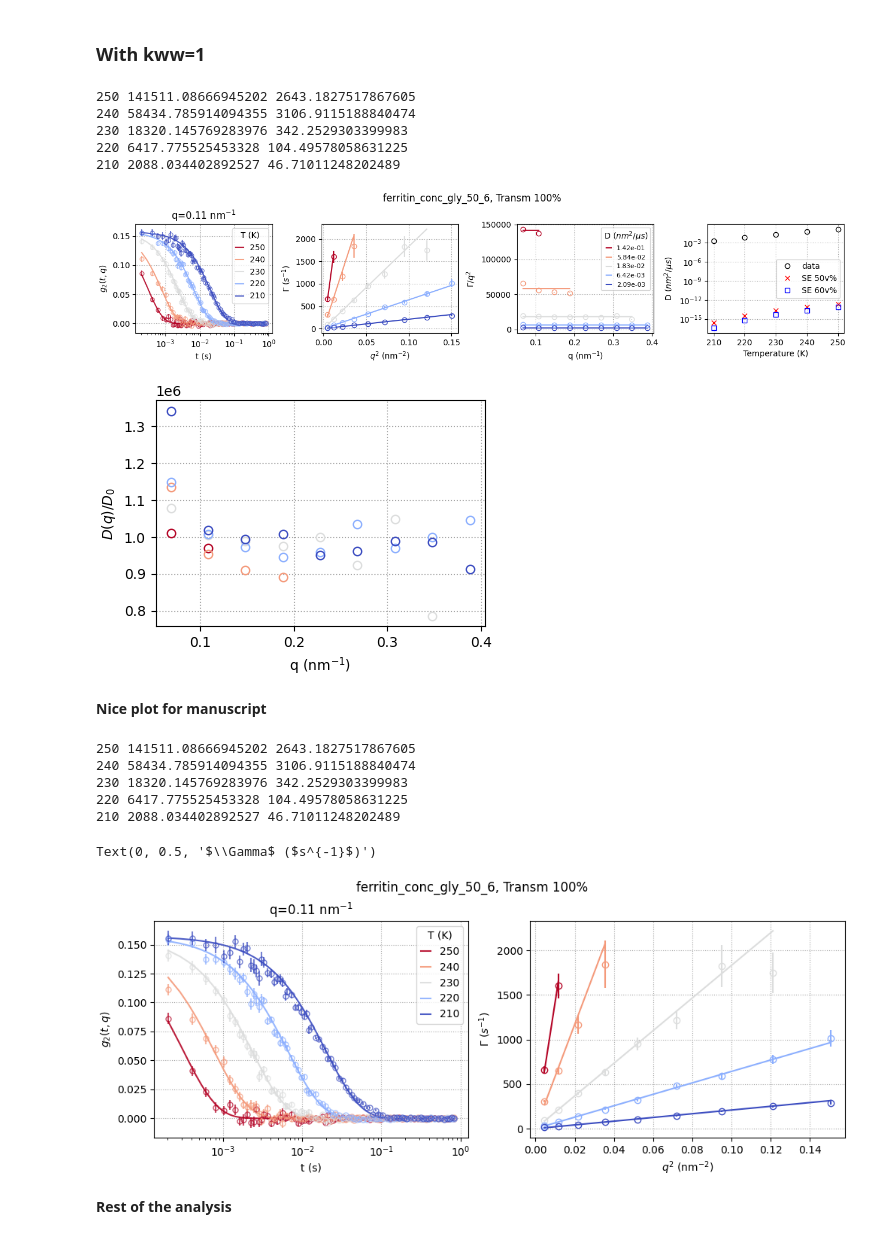
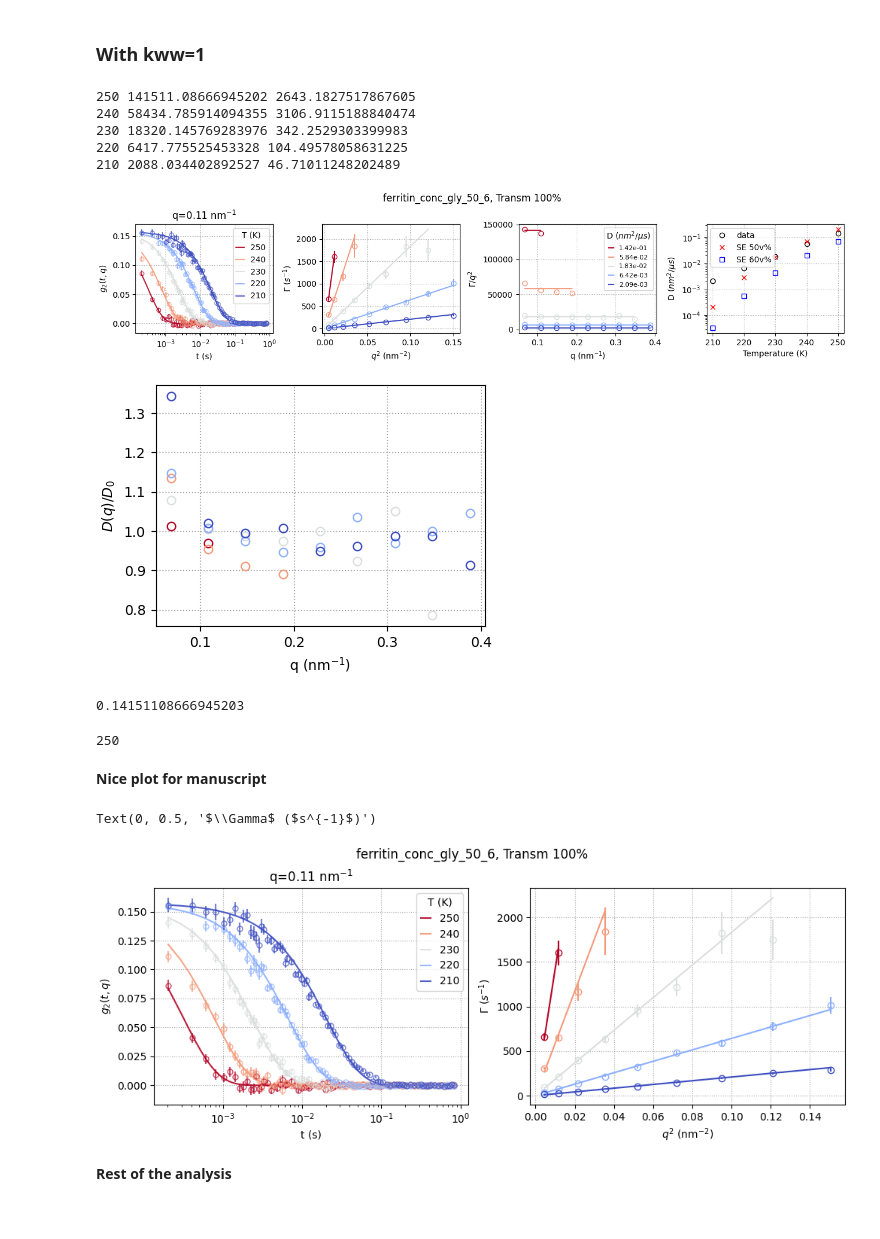
Before and after one commit to maddalenabin/id10-ferritin-2022, a Jupyter notebook: 01-notebooks/05-temperatures.ipynb, the cells around one changed output. Saved outputs shown, nothing was run; the diff lists cells and outputs as text; code cells hidden in the pictures.

Commit message:
small updates on the plots

```diff
--- a/01-notebooks/05-temperatures.ipynb
+++ b/01-notebooks/05-temperatures.ipynb
@@ -153,6 +156,7 @@ tol = 1e-3
 
 qv_min, qv_max, qstep = 1, len(qv)-2, 1
 Ds = np.empty(shape=(2, len(datasetnumbers)))
+T_save = []
 
 for i in range(len(datasetnumbers)):
     taus, dtaus = [], []
@@ -174,6 +178,7 @@ for i in range(len(datasetnumbers)):
     cond = (taus>dtaus) & (dtaus!=0) & (taus>delays[0,1])
     # print(T[i][:-2], qs[cond]**2, 1/taus[cond], dtaus[cond]/(taus[cond]**2))
     popt,xc,curve,perr = fit(linear, qs[cond]**2, 1/taus[cond], sigma=dtaus[cond]/(taus[cond]**2), p0=[5e3])
+    T_save.append(int(T[i][:-2]))
     print(T[i][:-2],  popt[0], perr[0])
 
     # update diffusion coefficient table
@@ -185,35 +190,43 @@ for i in range(len(datasetnumbers)):
     a3.plot(xc, curve, c=col[i], label=f'{Ds[0,i]:.2e}')
     a4.errorbar(qs[cond], 1/taus[cond]/qs[cond]**2, dtaus[cond]/(taus[cond]**2), c=col[i], ls='', marker='o', mfc='none')
     a3.errorbar(qs[cond]**2, 1/taus[cond], dtaus[cond]/(taus[cond]**2), c=col[i], ls='', marker='o', mfc='none')
     a2.plot(int(T[i][:-2]), Ds[0,i], ls='', marker='o', mfc='none', c='k')
-    a2.plot(int(T[i][:-2]), D_coeff(T=int(T[i][:-2]), eta=eta_50[int(T[i][:-2])]) , ls='', marker='x', mfc='none', c='r')
-    a2.plot(int(T[i][:-2]), D_coeff(T=int(T[i][:-2]), eta=eta_60[int(T[i][:-2])]) , ls='', marker='s', mfc='none', c='b')
+    a2.plot(int(T[i][:-2]), D_coeff(T=int(T[i][:-2])*1e12, eta=eta_50[int(T[i][:-2])]) , ls='', marker='x', mfc='none', c='r')
+    a2.plot(int(T[i][:-2]), D_coeff(T=int(T[i][:-2])*1e12, eta=eta_60[int(T[i][:-2])]) , ls='', marker='s', mfc='none', c='b')
 
-    a5.plot(qs[cond], 1/taus[cond]/qs[cond]**2/Ds[0,i], c=col[i], ls='', marker='o', mfc='none')
+    a5.plot(qs[cond], 1/taus[cond]/qs[cond]**2/Ds[0,i]*1e-6, c=col[i], ls='', marker='o', mfc='none')
 
 a1.legend(title=r'T (K)', fontsize=10, bbox_to_anchor=[1,1], handlelength=1)
 a1.set_title(f"q={qv[qv_sel]:.2f} nm$^{{-1}}$")
 f.suptitle(f"{runname}, Transm {Tr[i]}%")
 a1.set_xscale('log')
 a1.set_xlabel(r't (s)')
 a1.set_ylabel(r'$g_2(t,q)$')
 a3.set_xlabel(r'$q^2$ (nm$^{-2}$)')
 a3.set_ylabel(r'$\Gamma$ ($s^{-1}$)')
 # a3.set_ylim(0,1e4)
 a4.set_xlabel(r'q (nm$^{-1}$)')
 a4.set_ylabel(r'$\Gamma/q^2$')
 a2.set_xlabel('Temperature (K)')
 a2.set_ylabel('D (${{nm}}^{{2}}$/${{\mu s}}$)')
 a2.set_yscale('log')
 a4.legend(title='D (${{nm}}^{{2}}$/${{\mu s}}$)', fontsize=8, handlelength=.8, bbox_to_anchor=[1,1])
 a2.legend(['data', 'SE 50v%', 'SE 60v%'], fontsize=10)
 a5.set_xlabel(r'q (nm$^{-1}$)')
 a5.set_ylabel(r'$D(q)/D_0$');
 # %% [output]
 250 141511.08666945202 2643.1827517867605
 240 58434.785914094355 3106.9115188840474
 230 18320.145769283976 342.2529303399983
 220 6417.775525453328 104.49578058631225
 210 2088.034402892527 46.71011248202489
-[figure, old version]
+[figure, new version]
-[figure, old version]
+[figure, new version]
+# %%
+Ds[0,0]
+# %% [output]
+0.14151108666945203
+# %%
+T_save[0]
+# %% [output]
+250
@@ -281,12 +296,7 @@ a3.set_ylabel(r'$\Gamma$ ($s^{-1}$)')
 # a5.set_xlabel(r'q (nm$^{-1}$)')
 # a5.set_ylabel(r'$D(q)/D_0$');
 # %% [output]
-250 141511.08666945202 2643.1827517867605
-240 58434.785914094355 3106.9115188840474
-230 18320.145769283976 342.2529303399983
-220 6417.775525453328 104.49578058631225
-210 2088.034402892527 46.71011248202489
+Text(0, 0.5, '$\\Gamma$ ($s^{-1}$)')
-Text(0, 0.5, '$\\Gamma$ ($s^{-1}$)')
 [figure]
 # %% [markdown]
 **Rest of the analysis**
```
Also changed, not shown: parts of 5 cells of this notebook, 4 other files.
